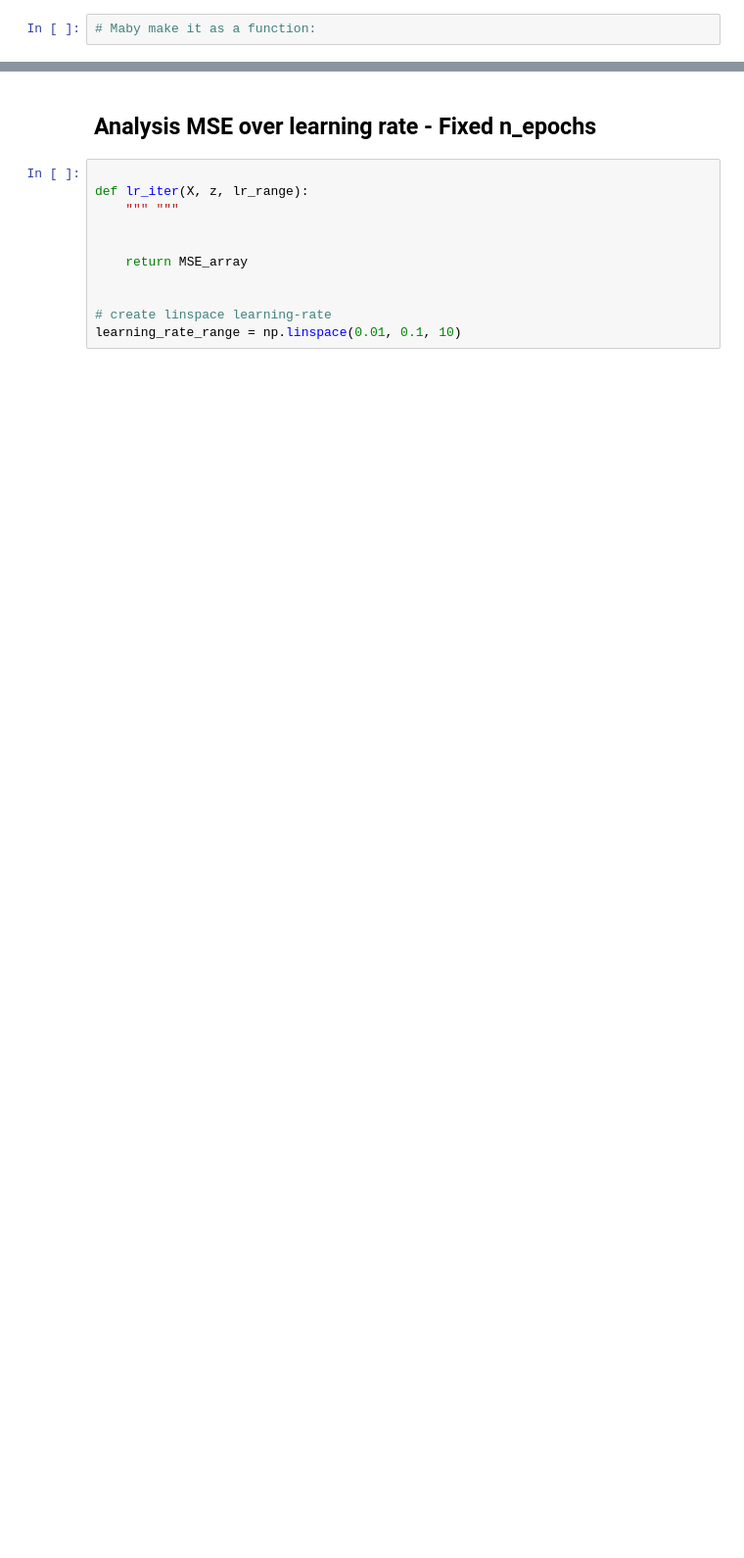
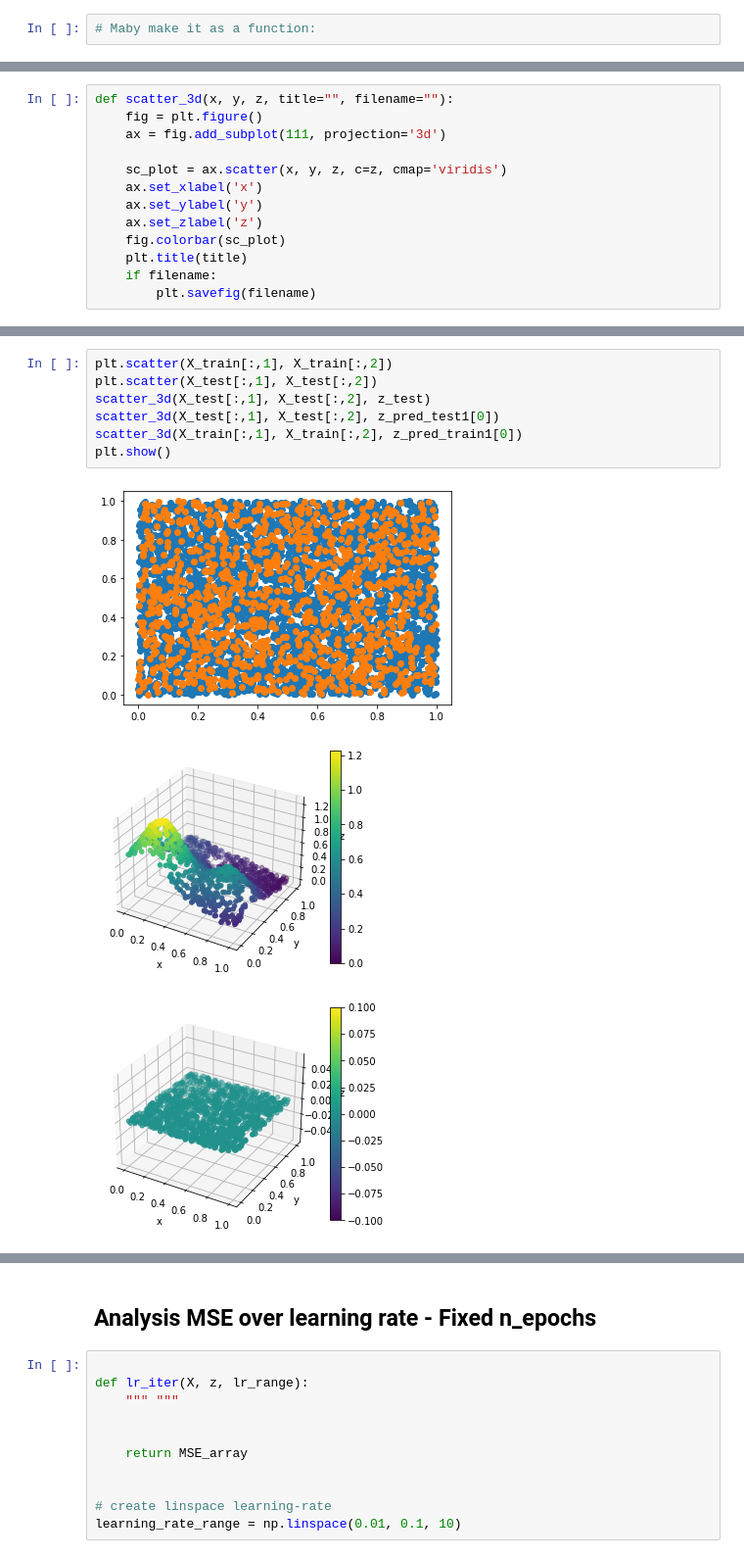
Before and after one commit to carlfre/FYS-STK3155-project-2, a Jupyter notebook: notebooks/gradient_descent_analysis.ipynb, the cells around one changed output, grey strips where cells are left out. Shown at 98% size. Saved outputs shown, nothing was run; the diff lists cells and outputs as text; blank space fills up the shorter version.

```diff
--- a/notebooks/gradient_descent_analysis.ipynb
+++ b/notebooks/gradient_descent_analysis.ipynb
@@ -76,0 +54,13 @@ plt.show()
+# %%
+def scatter_3d(x, y, z, title="", filename=""):
+    fig = plt.figure()
+    ax = fig.add_subplot(111, projection='3d')
+
+    sc_plot = ax.scatter(x, y, z, c=z, cmap='viridis')
+    ax.set_xlabel('x')
+    ax.set_ylabel('y')
+    ax.set_zlabel('z')
+    fig.colorbar(sc_plot)
+    plt.title(title)
+    if filename:
+        plt.savefig(filename)
@@ -76,0 +90,11 @@ plt.show()
+# %%
+plt.scatter(X_train[:,1], X_train[:,2])
+plt.scatter(X_test[:,1], X_test[:,2])
+scatter_3d(X_test[:,1], X_test[:,2], z_test)
+scatter_3d(X_test[:,1], X_test[:,2], z_pred_test1[0])
+scatter_3d(X_train[:,1], X_train[:,2], z_pred_train1[0])
+plt.show()
+# %% [output]
+[figure, added]
+[figure, added]
+[figure, added]
```
Also changed, not shown: parts of 7 cells of this notebook.
